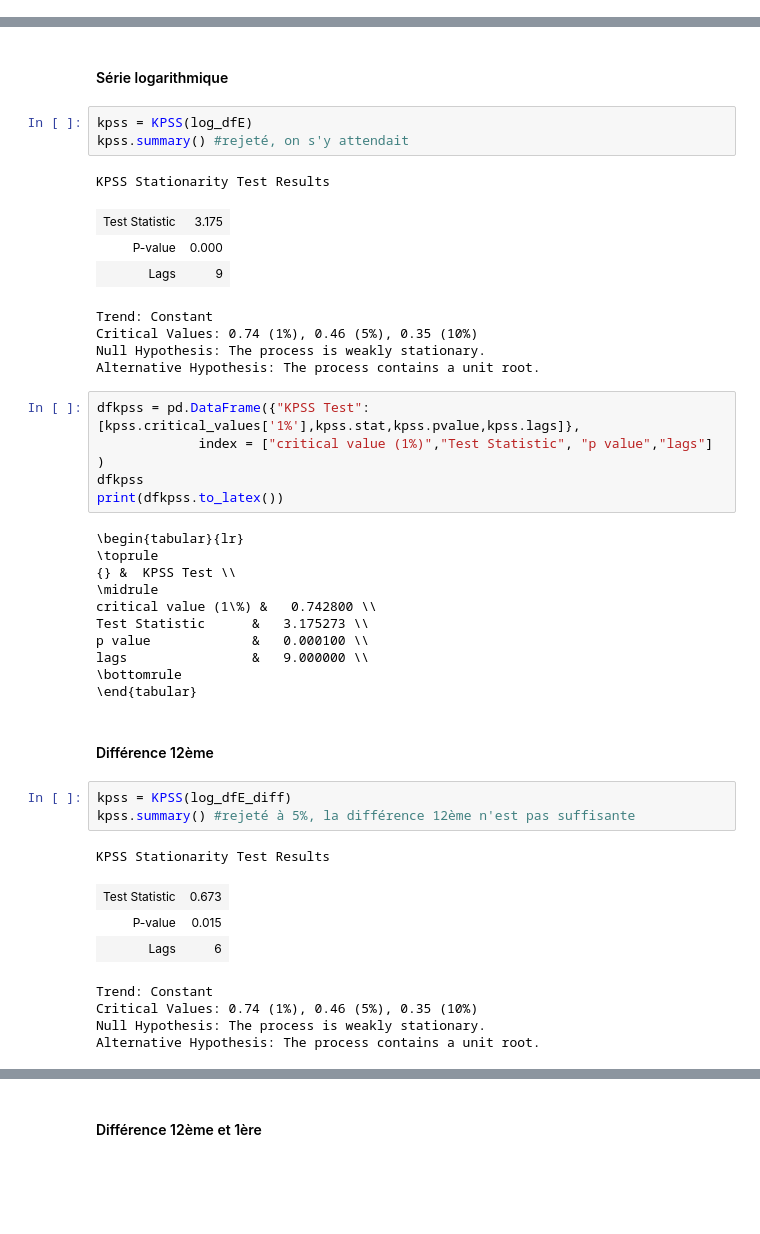
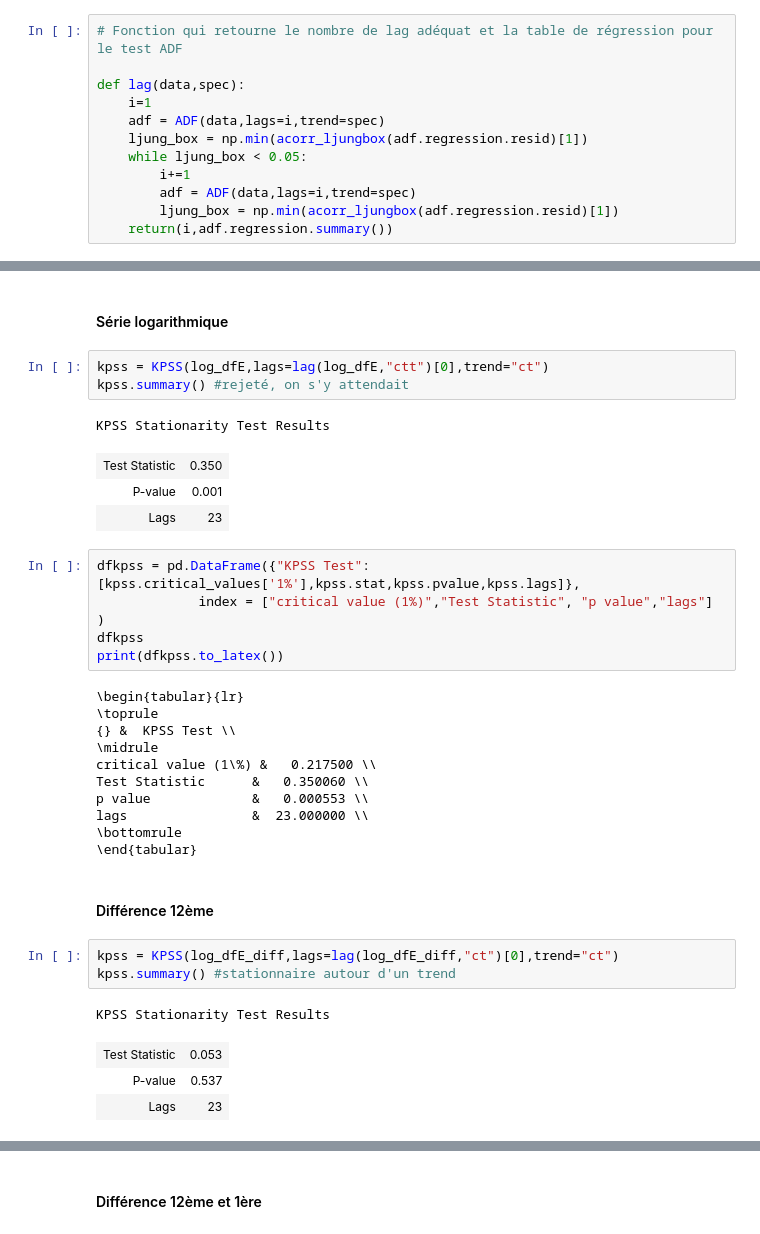
Before and after one commit to DimSum2k20/TimeSeries, a Jupyter notebook: partie1_etude_transform_serie.ipynb, the cells around one changed output, grey strips where cells are left out. Drawn from its saved outputs; the diff is of its cells as text; blank space fills up the shorter version.

```diff
--- a/partie1_etude_transform_serie.ipynb
+++ b/partie1_etude_transform_serie.ipynb
@@ -353,0 +361,12 @@ Valider nos transformations de données et vérifier la stationnarité. Permet n
+# %%
+# Fonction qui retourne le nombre de lag adéquat et la table de régression pour le test ADF
+
+def lag(data,spec):
+    i=1
+    adf = ADF(data,lags=i,trend=spec)
+    ljung_box = np.min(acorr_ljungbox(adf.regression.resid)[1])
+    while ljung_box < 0.05:
+        i+=1
+        adf = ADF(data,lags=i,trend=spec)
+        ljung_box = np.min(acorr_ljungbox(adf.regression.resid)[1])
+    return(i,adf.regression.summary())
@@ -519,17 +642,13 @@ from arch.unitroot import KPSS
 # %% [markdown]
 #### Série logarithmique
 # %%
-kpss = KPSS(log_dfE)
+kpss = KPSS(log_dfE,lags=lag(log_dfE,"ctt")[0],trend="ct")
 kpss.summary() #rejeté, on s'y attendait
 # %% [output]
 KPSS Stationarity Test Results
-| Test Statistic | 3.175 |
-| P-value | 0.000 |
-| Lags | 9 |
+| Test Statistic | 0.350 |
+| P-value | 0.001 |
+| Lags | 23 |
-Trend: Constant
-Critical Values: 0.74 (1%), 0.46 (5%), 0.35 (10%)
-Null Hypothesis: The process is weakly stationary.
-Alternative Hypothesis: The process contains a unit root.
 # %%
 dfkpss = pd.DataFrame({"KPSS Test":[kpss.critical_values['1%'],kpss.stat,kpss.pvalue,kpss.lags]},
              index = ["critical value (1%)","Test Statistic", "p value","lags"] )
@@ -540,26 +659,22 @@ print(dfkpss.to_latex())
 \toprule
 {} &  KPSS Test \\
 \midrule
-critical value (1\%) &   0.742800 \\
-Test Statistic      &   3.175273 \\
-p value             &   0.000100 \\
-lags                &   9.000000 \\
+critical value (1\%) &   0.217500 \\
+Test Statistic      &   0.350060 \\
+p value             &   0.000553 \\
+lags                &  23.000000 \\
 \bottomrule
 \end{tabular}
 # %% [markdown]
 #### Différence 12ème
-# %%
-kpss = KPSS(log_dfE_diff)
-kpss.summary() #rejeté à 5%, la différence 12ème n'est pas suffisante
-# %% [output]
-KPSS Stationarity Test Results
-| Test Statistic | 0.673 |
-| P-value | 0.015 |
-| Lags | 6 |
-Trend: Constant
-Critical Values: 0.74 (1%), 0.46 (5%), 0.35 (10%)
-Null Hypothesis: The process is weakly stationary.
-Alternative Hypothesis: The process contains a unit root.
+# %%
+kpss = KPSS(log_dfE_diff,lags=lag(log_dfE_diff,"ct")[0],trend="ct")
+kpss.summary() #stationnaire autour d'un trend
+# %% [output]
+KPSS Stationarity Test Results
+| Test Statistic | 0.053 |
+| P-value | 0.537 |
+| Lags | 23 |
 # %%
 dfkpss = pd.DataFrame({"KPSS Test":[kpss.critical_values['1%'],kpss.stat,kpss.pvalue,kpss.lags]},
              index = ["critical value (1%)","Test Statistic", "p value","lags"] )
```
Also changed, not shown: parts of 29 cells of this notebook, 1 other file.
